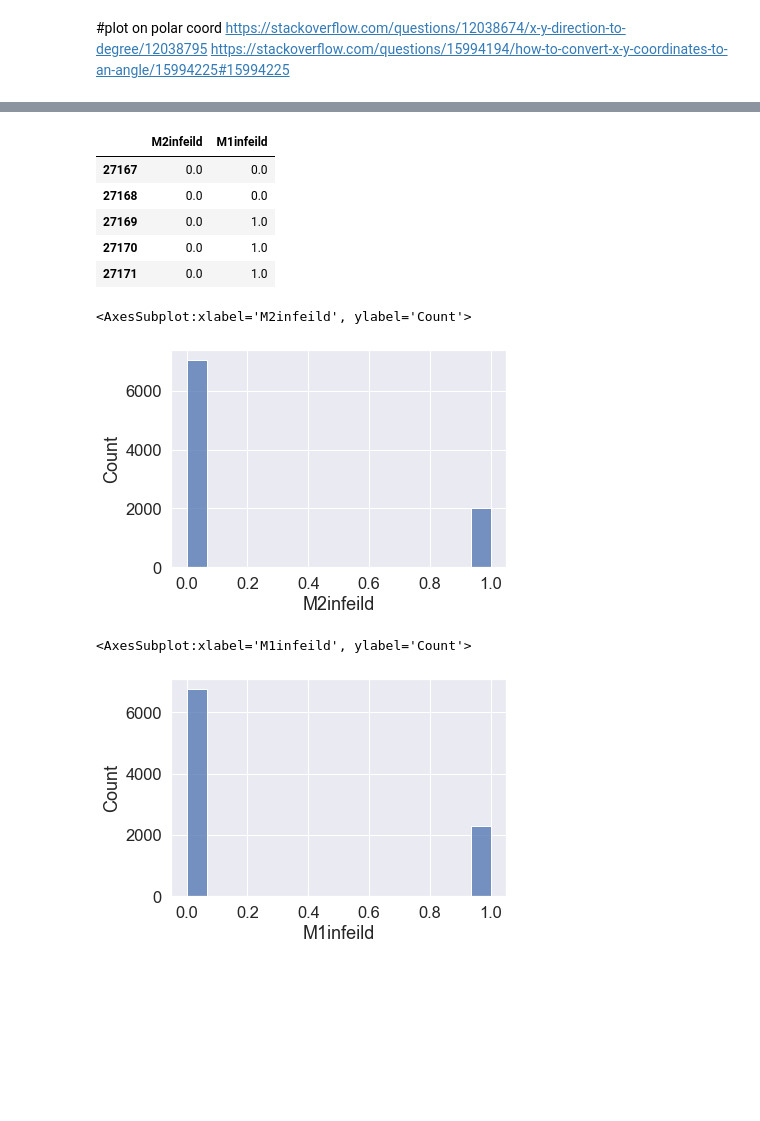
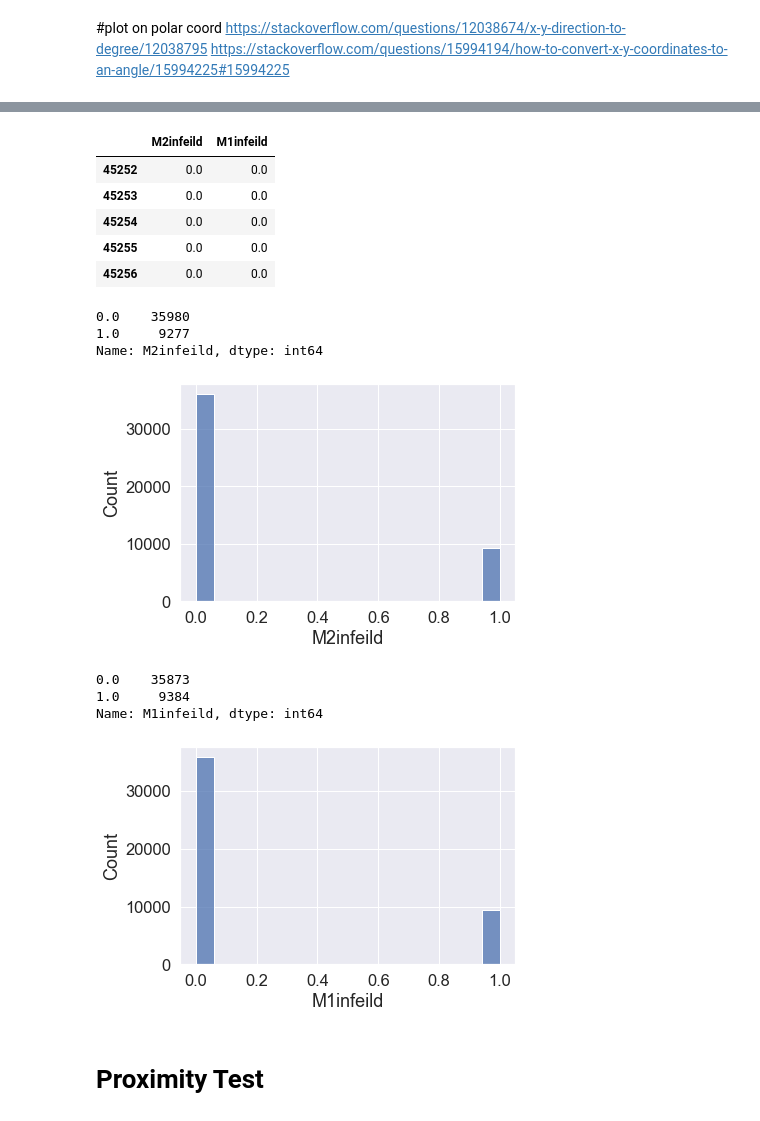
Before and after one commit to Frost-Lab-Utah/DLC, a Jupyter notebook: DLC_WT_social_trial.ipynb, the cells around one changed output, grey strips where cells are left out. Drawn from its saved outputs; the diff is of its cells as text; code cells hidden in the pictures; blank space fills up the shorter version.

```diff
--- a/DLC_WT_social_trial.ipynb
+++ b/DLC_WT_social_trial.ipynb
@@ -619,6 +660,7 @@ all_average_distance_df.loc[126767:135806]
 # %%
 #Making grand total df's specifically for the time the familiar mouse is in the cage
 epoch3_average_distance_df=all_average_distance_df.copy()
+epoch3_marker_distance_df=all_marker_distance_df.copy()
 
 #Making total average df's for all mice
 
@@ -626,7 +668,13 @@ epoch3_average_distance_df=all_average_distance_df.copy()
 epoch3_average_distance_df=all_average_distance_df.loc[18129:27171].append([all_average_distance_df.loc[45251:54290],all_average_distance_df.loc[72470:81560],
                                                               all_average_distance_df.loc[99646:108688],all_average_distance_df.loc[126767:135806]]).reset_index().drop(columns=['index'])
 
+#Epoch 3 marker distances
+epoch3_marker_distance_df=all_marker_distance_df.loc[18129:27171].append([all_marker_distance_df.loc[45251:54290],all_marker_distance_df.loc[72470:81560],
+                                                              all_marker_distance_df.loc[99646:108688],all_marker_distance_df.loc[126767:135806]]).reset_index().drop(columns=['index'])
 
-epoch3_average_distance_df.head()
+
+#epoch3_average_distance_df.head()
 #epoch3_average_distance_df.tail()
+#epoch3_marker_distance_df.head()
+epoch3_marker_distance_df.tail()
 # %% [output]
@@ -1003,7 +1078,7 @@ trial_fov_df.to_csv(f'trial directions.csv')
 look1=[]
 look2=[]
 
-for l1,l3 in zip(trial_fov_df.M1direction,trial_fov_df.M3direction):
+for l1,l3 in zip(fov_df.M1direction,fov_df.M3direction):
     if ((l3 == "NW" and l1 == "SE")
         or (l3 == "SW" and l1 == "NE")
         or (l3 == "NE" and l1 == "SW")
@@ -1016,7 +1091,7 @@ for l1,l3 in zip(trial_fov_df.M1direction,trial_fov_df.M3direction):
     else:
         look1.append(False)
 
-for l2,l3 in zip(trial_fov_df.M2direction,trial_fov_df.M3direction):
+for l2,l3 in zip(fov_df.M2direction,fov_df.M3direction):
     if  ((l3 == "NW" and l2 == "SE")
         or (l3 == "SW" and l2 == "NE")
         or (l3 == "NE" and l2 == "SW")
@@ -1029,7 +1104,7 @@ for l2,l3 in zip(trial_fov_df.M2direction,trial_fov_df.M3direction):
     else:
         look2.append(False)
 
-trial_fov_df['M1looking']=look1
-trial_fov_df['M2looking']=look2
-trial_fov_df.tail()
+fov_df['M1looking']=look1
+fov_df['M2looking']=look2
+fov_df.tail()
 # %% [output]
@@ -1046,14 +1121,14 @@ feild1=[]
 feild2=[]
 
 
-for m1,m3,l1 in zip(trial_fov_df.M1_Angle,trial_fov_df.M3_Angle,trial_fov_df.M1looking):
+for m1,m3,l1 in zip(fov_df.M1_Angle,fov_df.M3_Angle,fov_df.M1looking):
     if (m3-45.00)<= m1 >= (m3-45.00) and l1==True:
         feild1.append(1.0)
 
     else:
         feild1.append(0.0)
 
-for m2,m3,l2 in zip(trial_fov_df.M2_Angle,trial_fov_df.M3_Angle,trial_fov_df.M2looking):
+for m2,m3,l2 in zip(fov_df.M2_Angle,fov_df.M3_Angle,fov_df.M2looking):
     if (m3-45.00)<= m2 >= (m3-45.00) and l2==True:
          feild2.append(1.0)
 
@@ -1063,7 +1138,7 @@ for m2,m3,l2 in zip(trial_fov_df.M2_Angle,trial_fov_df.M3_Angle,trial_fov_df.M2l
 
 
 
-trial_fov_df["M1infeild"]=feild1
-trial_fov_df["M2infeild"]=feild2
-trial_fov_df.tail()
+fov_df["M1infeild"]=feild1
+fov_df["M2infeild"]=feild2
+fov_df.tail()
 # %% [output]
@@ -1077,21 +1152,30 @@ trial_fov_df.tail()
 # %%
-veiws_df = trial_fov_df.copy()
-veiws_df = trial_fov_df[['M2infeild','M1infeild']]
+#Make df with the binary whether or not the mouse is in the veiw feild of m3
+veiws_df = fov_df.copy()
+veiws_df = fov_df[['M2infeild','M1infeild']]
 veiws_df.tail()
 # %% [output]
 |  | M2infeild | M1infeild |
-| 27167 | 0.0 | 0.0 |
-| 27168 | 0.0 | 0.0 |
-| 27169 | 0.0 | 1.0 |
-| 27170 | 0.0 | 1.0 |
-| 27171 | 0.0 | 1.0 |
+| 45252 | 0.0 | 0.0 |
+| 45253 | 0.0 | 0.0 |
+| 45254 | 0.0 | 0.0 |
+| 45255 | 0.0 | 0.0 |
+| 45256 | 0.0 | 0.0 |
 # %%
-sns.histplot(data=trial_fov_df.loc[18114:], x="M2infeild")
+sns.histplot(data=fov_df, x="M2infeild")
+fov_df['M2infeild'].value_counts()
 # %% [output]
-<AxesSubplot:xlabel='M2infeild', ylabel='Count'>
+0.0    35980
+1.0     9277
+Name: M2infeild, dtype: int64
-[figure, old version]
+[figure, new version]
 # %%
-sns.histplot(data=trial_fov_df.loc[18114:], x="M1infeild")
+sns.histplot(data=fov_df, x="M1infeild")
+fov_df['M1infeild'].value_counts()
 # %% [output]
-<AxesSubplot:xlabel='M1infeild', ylabel='Count'>
+0.0    35873
+1.0     9384
+Name: M1infeild, dtype: int64
-[figure, old version]
+[figure, new version]
+# %% [markdown]
+# Proximity Test
```
Also changed, not shown: parts of 21 cells of this notebook.
